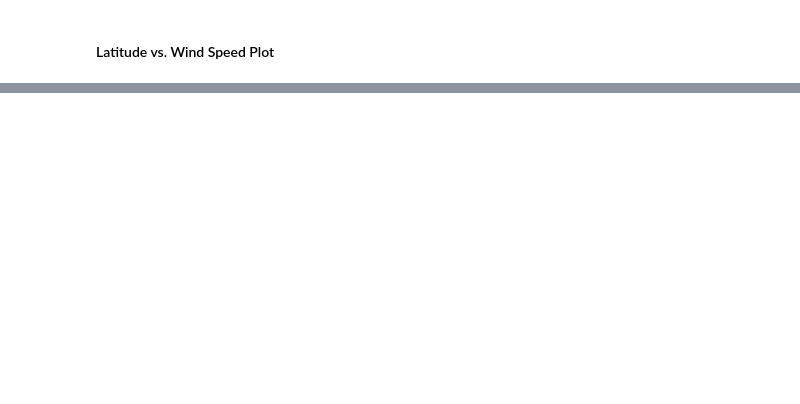
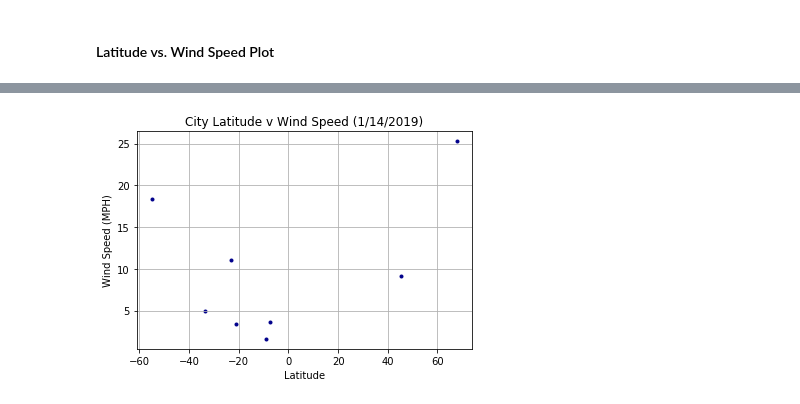
Before and after one commit to rvp0005/Python_API_Homework, a Jupyter notebook: Instructions/starter_code/WeatherPy.ipynb, the cells around one changed output, grey strips where cells are left out. Drawn from its saved outputs; the diff is of its cells as text; code cells hidden in the pictures; blank space fills up the shorter version.

```diff
--- a/Instructions/starter_code/WeatherPy.ipynb
+++ b/Instructions/starter_code/WeatherPy.ipynb
@@ -181,0 +198,9 @@ Beginning Data Retrieval
+# %%
+W_speed = cities_data["Windspeed"]
+plt.scatter(Lat, W_speed, marker=".", c= 'darkblue')
+plt.xlabel("Latitude")
+plt.ylabel("Wind Speed (MPH)")
+plt.title("City Latitude v Wind Speed (1/14/2019)")
+plt.grid()
+# %% [output]
+[figure, added]
```
Also changed, not shown: parts of 13 cells of this notebook.
